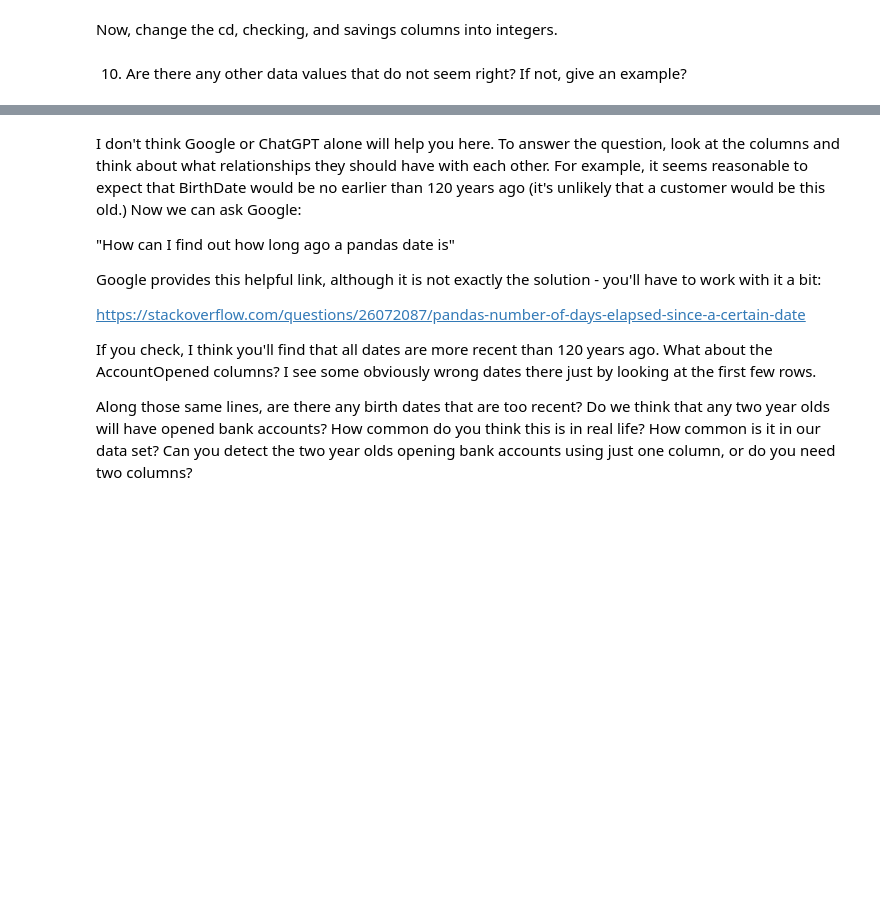
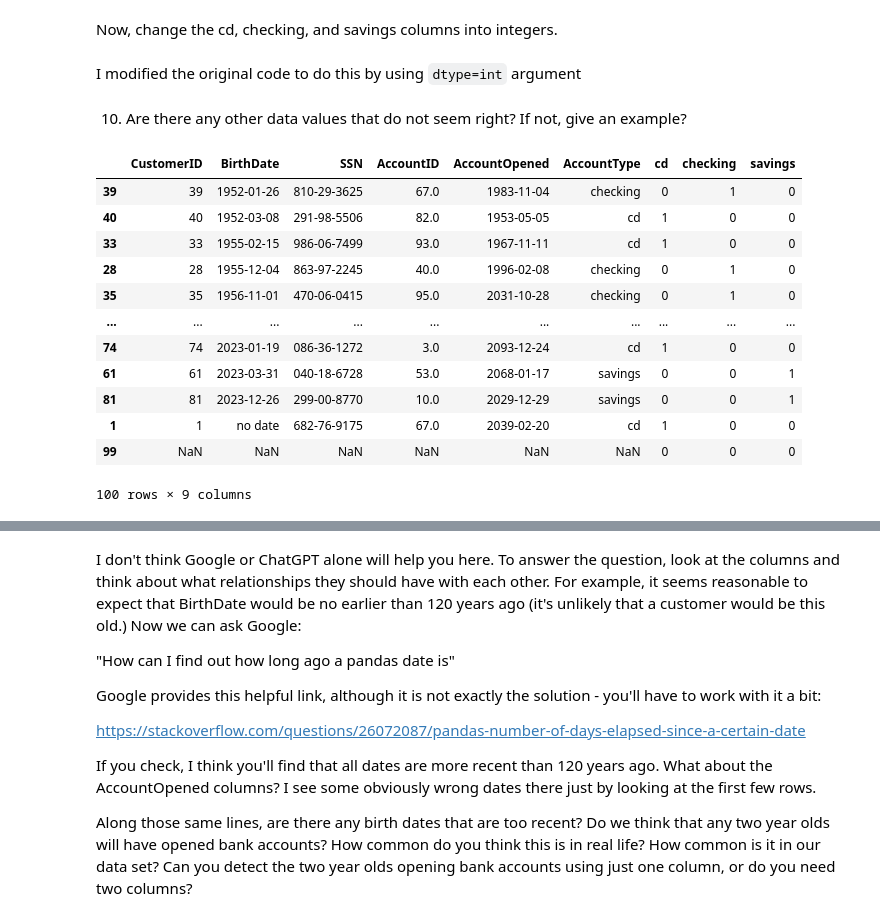
Before and after one commit to calebhadley1/Module-B-semester-2, a Jupyter notebook: OMDS-ModB2-Week1-Hadley-Caleb.ipynb, the cells around one changed output, grey strips where cells are left out. Drawn from its saved outputs; the diff is of its cells as text; code cells hidden in the pictures; blank space fills up the shorter version.

```diff
--- a/OMDS-ModB2-Week1-Hadley-Caleb.ipynb
+++ b/OMDS-ModB2-Week1-Hadley-Caleb.ipynb
@@ -483,6 +490,9 @@ Suggested Google search or ChatGPT prompt: "how can I find out the mean, median,
 # %% [markdown]
 9. One-hot encode the AccountType column.  This means creating a new "checking," "savings", and "cd" columns so that you can run machine learning algorithms.
 # %%
-one_hot = pd.get_dummies(df1["AccountType"])
+df1 = df_bank.copy()
+df2 = df_bank.copy()
+
+one_hot = pd.get_dummies(df1["AccountType"], dtype=int)
 df2 = df2.join(one_hot)
 df2.iloc[0:5]
@@ -489,4 +506,22 @@ df2.iloc[0:5]
 # %% [markdown]
 Now, change the cd, checking, and savings columns into integers.
+# %% [markdown]
+I modified the original code to do this by using `dtype=int` argument
 # %% [markdown]
 10. Are there any other data values that do not seem right?  If not, give an example?
+# %%
+df2.sort_values(by="BirthDate")
+# %% [output]
+|  | CustomerID | BirthDate | SSN | AccountID | AccountOpened | AccountType | cd | checking | savings |
+| 39 | 39 | 1952-01-26 | 810-29-3625 | 67.0 | 1983-11-04 | checking | 0 | 1 | 0 |
+| 40 | 40 | 1952-03-08 | 291-98-5506 | 82.0 | 1953-05-05 | cd | 1 | 0 | 0 |
+| 33 | 33 | 1955-02-15 | 986-06-7499 | 93.0 | 1967-11-11 | cd | 1 | 0 | 0 |
+| 28 | 28 | 1955-12-04 | 863-97-2245 | 40.0 | 1996-02-08 | checking | 0 | 1 | 0 |
+| 35 | 35 | 1956-11-01 | 470-06-0415 | 95.0 | 2031-10-28 | checking | 0 | 1 | 0 |
+| ... | ... | ... | ... | ... | ... | ... | ... | ... | ... |
+| 74 | 74 | 2023-01-19 | 086-36-1272 | 3.0 | 2093-12-24 | cd | 1 | 0 | 0 |
+| 61 | 61 | 2023-03-31 | 040-18-6728 | 53.0 | 2068-01-17 | savings | 0 | 0 | 1 |
+| 81 | 81 | 2023-12-26 | 299-00-8770 | 10.0 | 2029-12-29 | savings | 0 | 0 | 1 |
+| 1 | 1 | no date | 682-76-9175 | 67.0 | 2039-02-20 | cd | 1 | 0 | 0 |
+| 99 | NaN | NaN | NaN | NaN | NaN | NaN | 0 | 0 | 0 |
+100 rows × 9 columns
```
Also changed, not shown: parts of 3 cells of this notebook.
